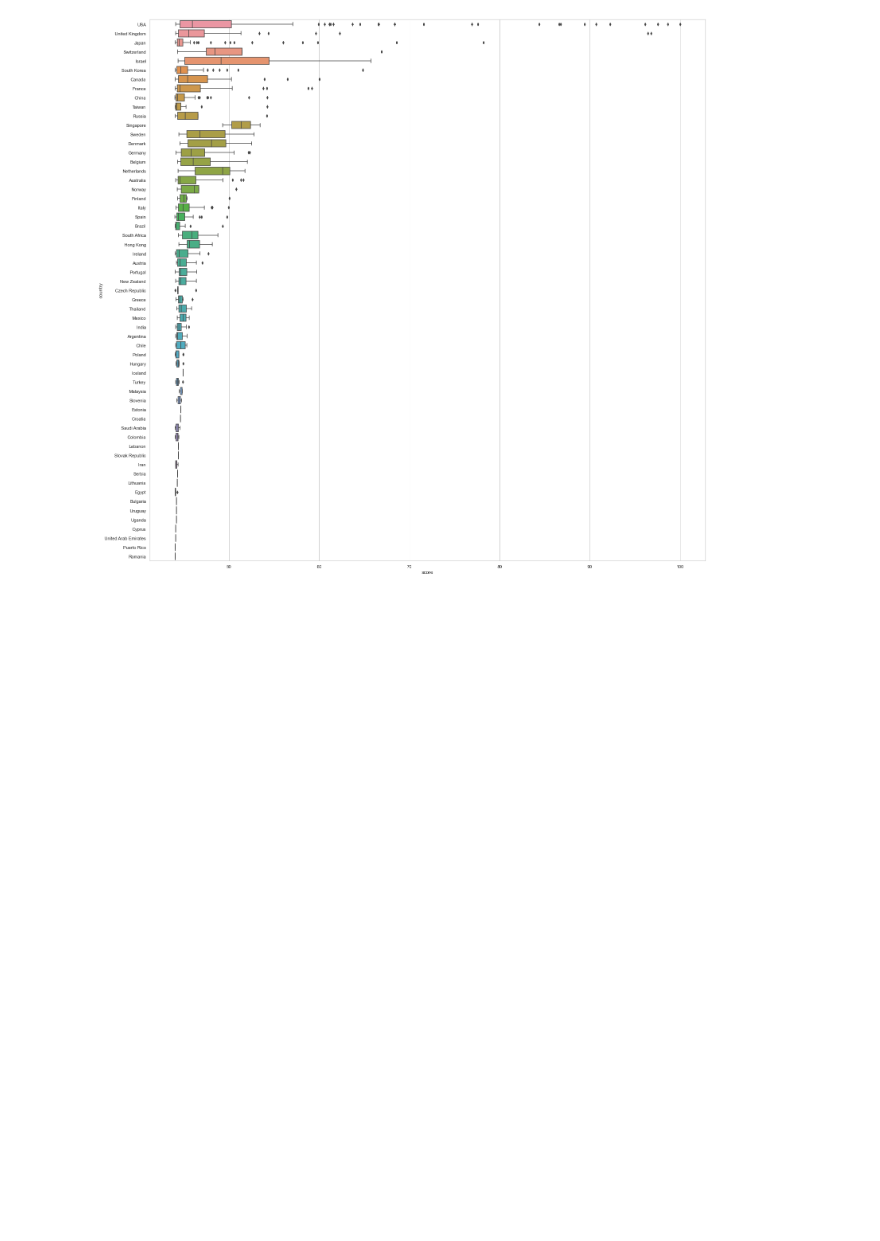
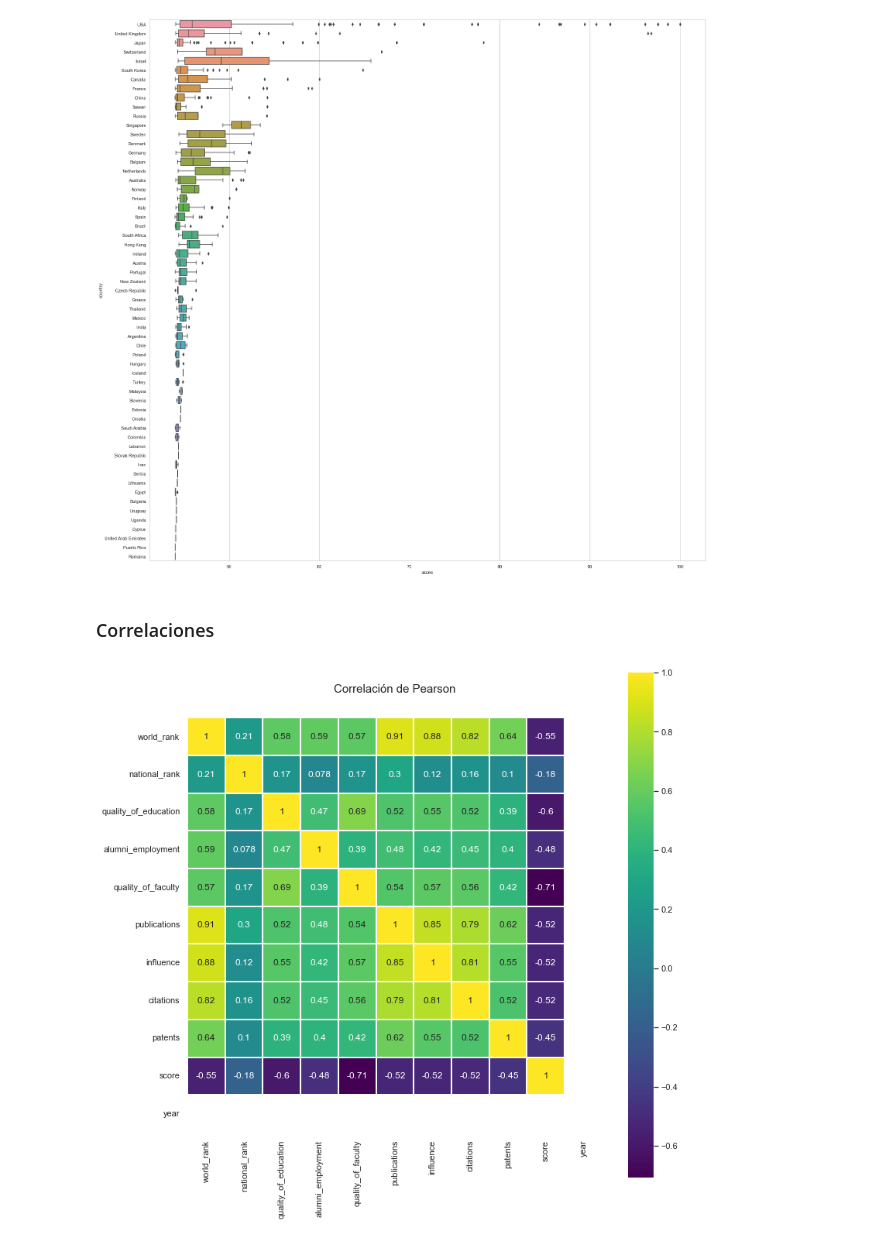
Before and after one commit to Zsaos/Laboratorio_A01706695, a Jupyter notebook: Análisis Visual.ipynb, the cells around one changed output. Saved outputs shown, nothing was run; the diff lists cells and outputs as text; code cells hidden in the pictures; blank space fills up the shorter version.

Commit message:
Se agrega sección de correlaciones.

```diff
--- a/Análisis Visual.ipynb
+++ b/Análisis Visual.ipynb
@@ -189,3 +191,13 @@ plt.figure(figsize=(25,25))
 ax = sb.boxplot(x=tot2015['score'], y=tot2015['country'], data=tot2015)
 # %% [output]
 [figure]
+# %% [markdown]
+### Correlaciones
+# %%
+colormap = plt.cm.viridis
+plt.figure(figsize=(12,12))
+plt.title('Correlación de Pearson', y=1.05, size=15)
+sb.heatmap(tot2015.corr(), linewidths=0.1, vmax=1.0, square=True,
+           cmap=colormap, linecolor='white', annot=True);
+# %% [output]
+[figure, added]
```
Also changed, not shown: parts of 3 cells of this notebook.
